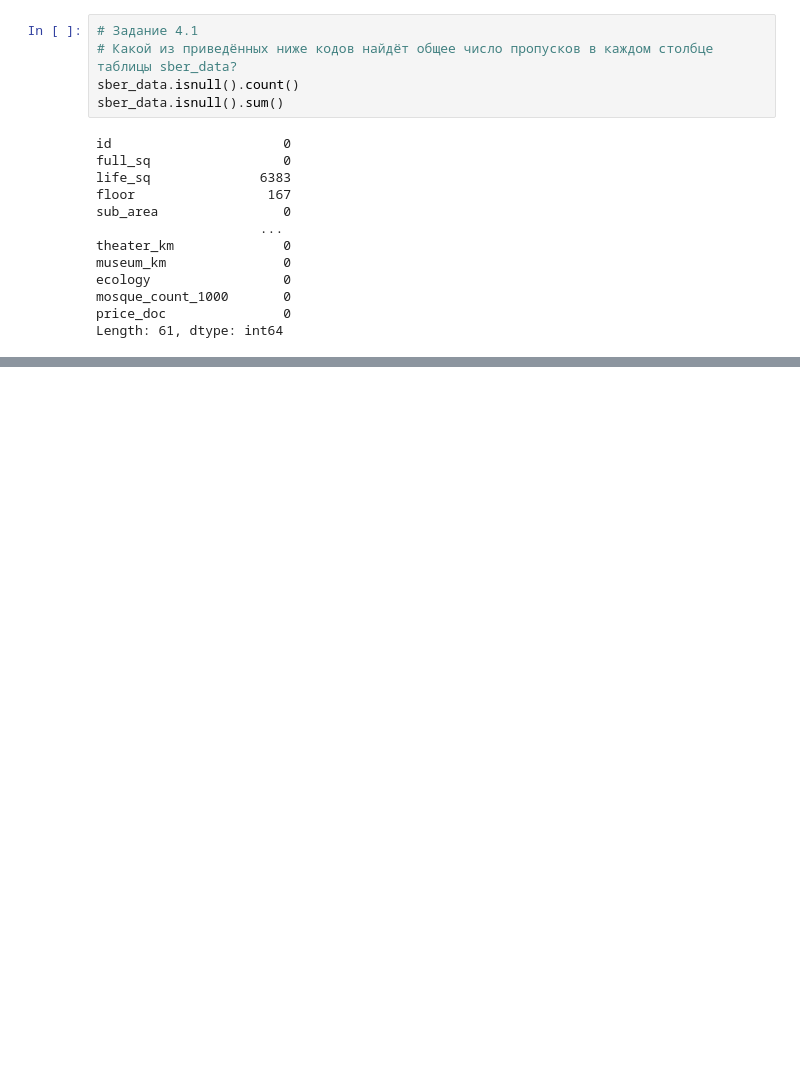
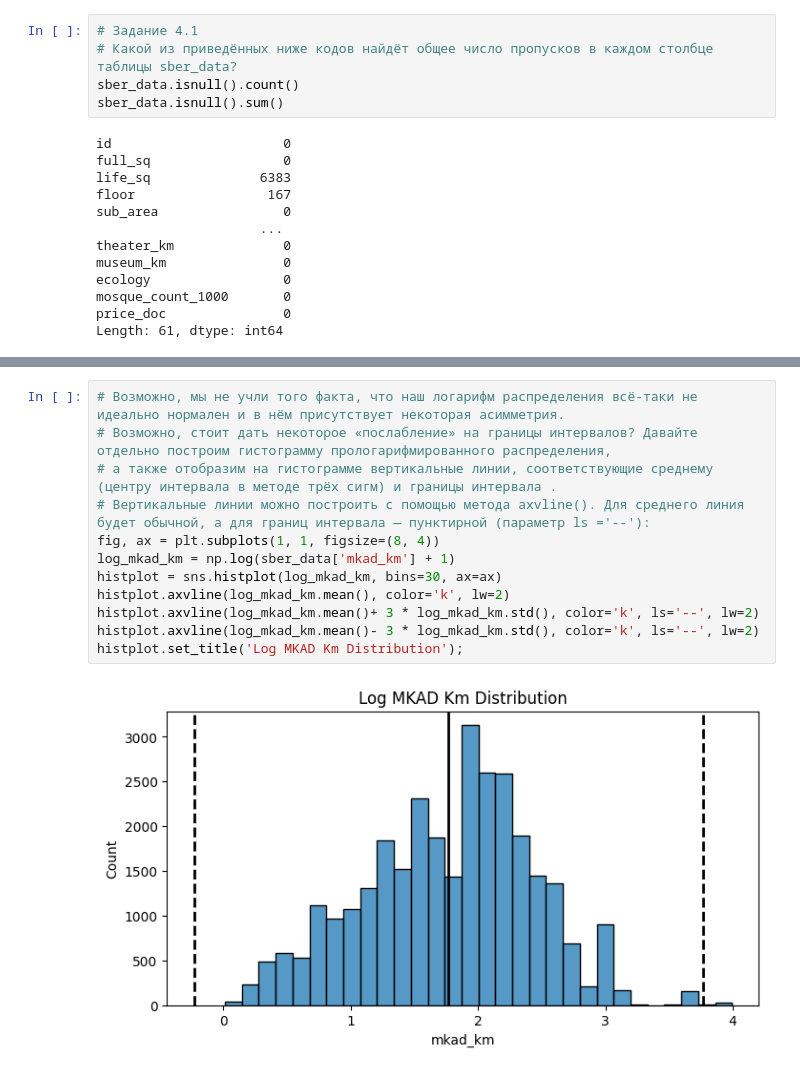
Before and after one commit to olesyaRU/OlesyaRuban, a Jupyter notebook: PY5.Очистка данных2/sber_data.ipynb, the cells around one changed output, grey strips where cells are left out. Drawn from its saved outputs; the diff is of its cells as text; blank space fills up the shorter version.

```diff
--- a/PY5.Очистка данных2/sber_data.ipynb
+++ b/PY5.Очистка данных2/sber_data.ipynb
@@ -359,0 +455,14 @@ Length: 61, dtype: int64
+# %%
+# Возможно, мы не учли того факта, что наш логарифм распределения всё-таки не идеально нормален и в нём присутствует некоторая асимметрия.
+# Возможно, стоит дать некоторое «послабление» на границы интервалов? Давайте отдельно построим гистограмму прологарифмированного распределения,
+# а также отобразим на гистограмме вертикальные линии, соответствующие среднему (центру интервала в методе трёх сигм) и границы интервала .
+# Вертикальные линии можно построить с помощью метода axvline(). Для среднего линия будет обычной, а для границ интервала — пунктирной (параметр ls ='--'):
+fig, ax = plt.subplots(1, 1, figsize=(8, 4))
+log_mkad_km = np.log(sber_data['mkad_km'] + 1)
+histplot = sns.histplot(log_mkad_km, bins=30, ax=ax)
+histplot.axvline(log_mkad_km.mean(), color='k', lw=2)
+histplot.axvline(log_mkad_km.mean()+ 3 * log_mkad_km.std(), color='k', ls='--', lw=2)
+histplot.axvline(log_mkad_km.mean()- 3 * log_mkad_km.std(), color='k', ls='--', lw=2)
+histplot.set_title('Log MKAD Km Distribution');
+# %% [output]
+[figure, added]
```
Also changed, not shown: parts of 19 cells of this notebook, 5 other files.
